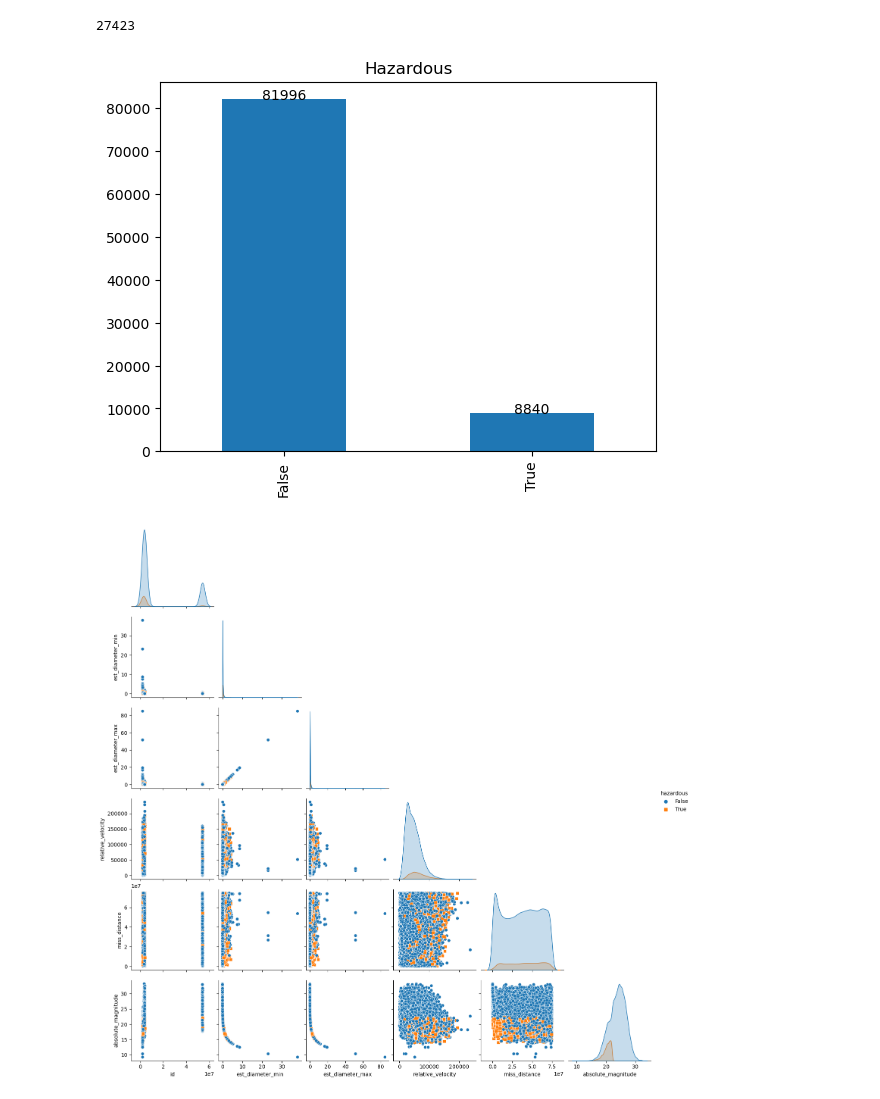
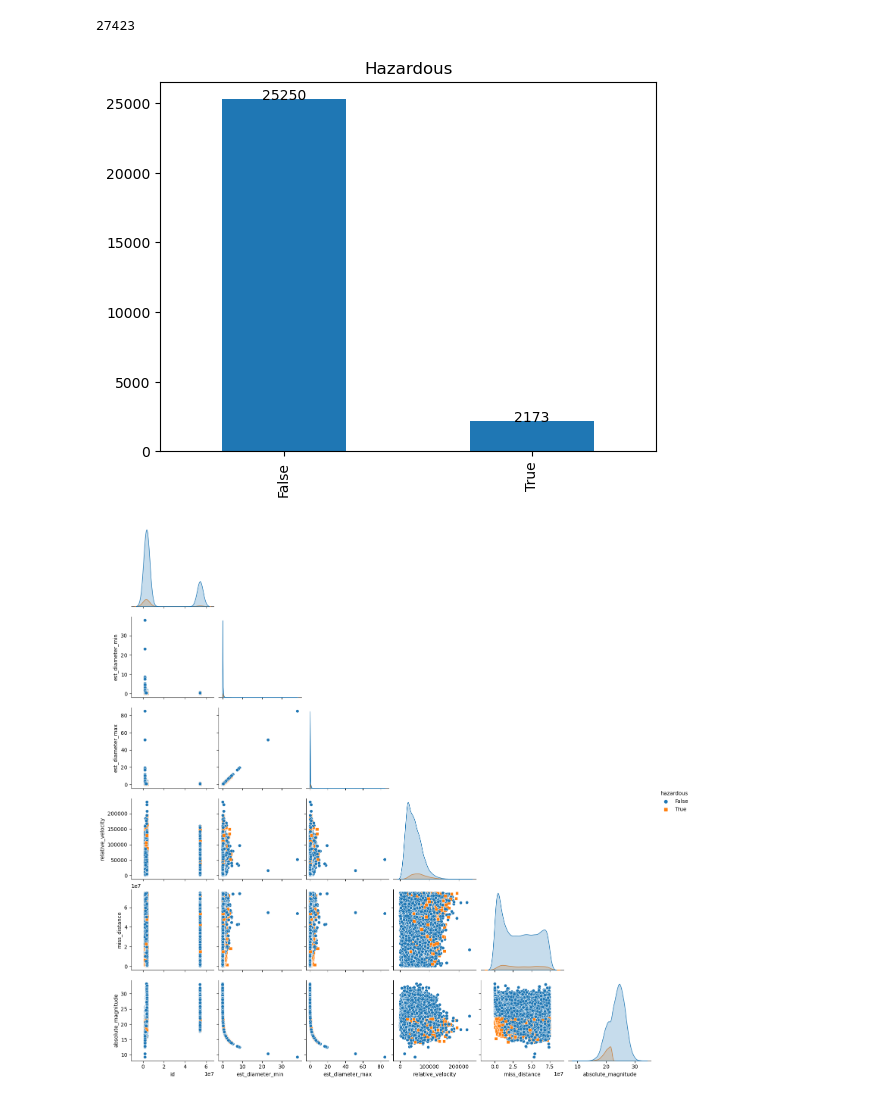
Before and after one commit to manalipatel9/project_4, a Jupyter notebook: Mikes Code.ipynb, the cells around one changed output. Drawn from its saved outputs; the diff is of its cells as text; code cells hidden in the pictures.

```diff
--- a/Mikes Code.ipynb
+++ b/Mikes Code.ipynb
@@ -61,3 +61,5 @@ Data columns (total 8 columns):
  7   hazardous           90836 non-null  bool
 dtypes: bool(1), float64(5), int64(1), object(1)
 memory usage: 4.9+ MB
+# %%
+csv_no_duplicates= csv.drop_duplicates(subset=['id'])
@@ -66,15 +84,15 @@ print(csv["id"].nunique())
 # %% [output]
 27423
 # %%
-csv.hazardous.value_counts().plot(kind='bar')
+csv_no_duplicates.hazardous.value_counts().plot(kind='bar')
 
-for index, value in enumerate(csv.hazardous.value_counts()):
+for index, value in enumerate(csv_no_duplicates.hazardous.value_counts()):
     plt.text(index, value + 0.1, str(value), ha='center')
 
 
 plt.title('Hazardous')
 plt.show()
 # %% [output]
-[figure, old version]
+[figure, new version]
 # %%
 import seaborn as sns
@@ -81,5 +101,5 @@ import seaborn as sns
 # %%
-sns.pairplot(csv,corner=True,hue='hazardous',markers=['o','s'])
+sns.pairplot(csv_no_duplicates,corner=True,hue='hazardous',markers=['o','s'])
 plt.show()
 # %% [output]
-[figure, old version]
+[figure, new version]
```
Also changed, not shown: parts of 3 cells of this notebook.
